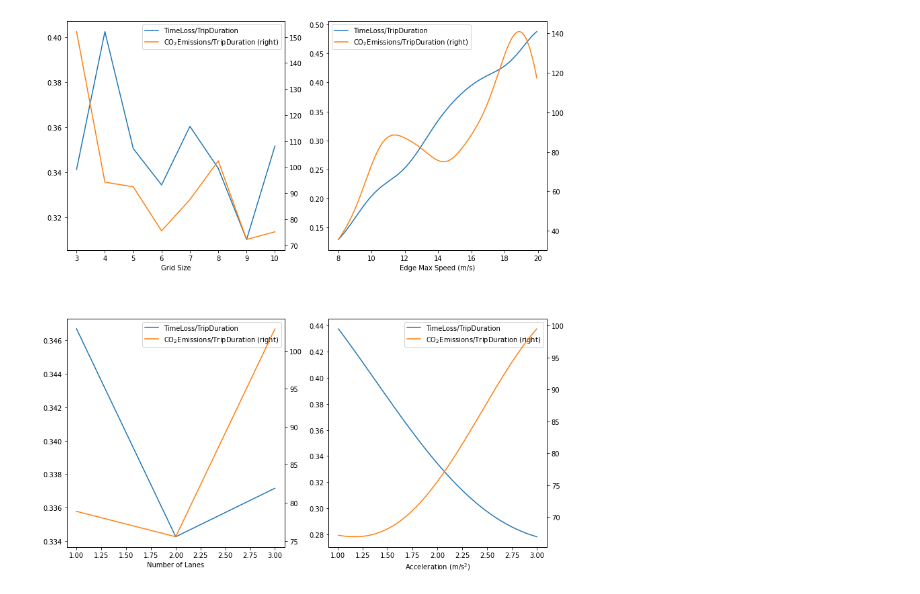
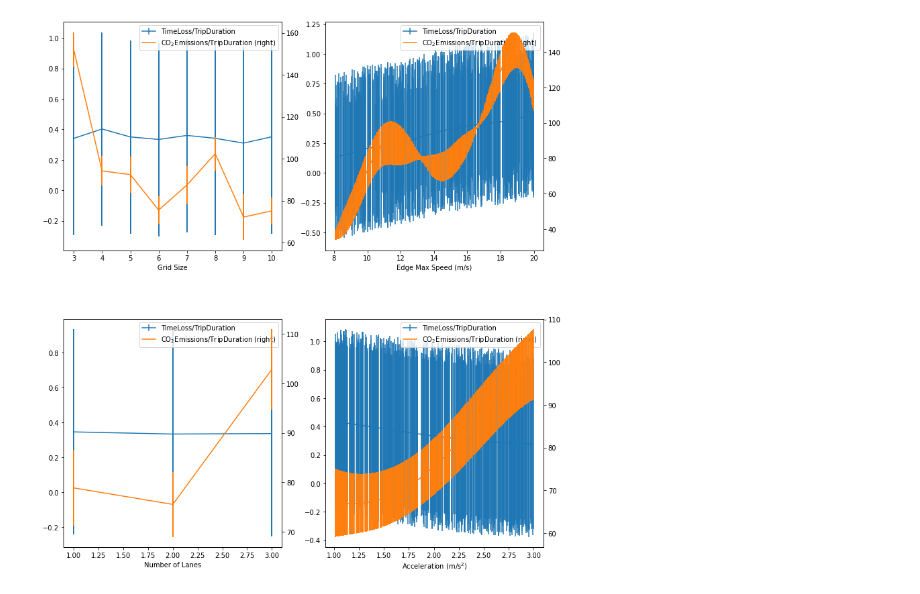
Before and after one commit to MatteoBettini/TrafficEmu, a Jupyter notebook: sensitivity_analysis/ofat.ipynb, the cells around one changed output. Drawn from its saved outputs; the diff is of its cells as text; code cells hidden in the pictures.

```diff
--- a/sensitivity_analysis/ofat.ipynb
+++ b/sensitivity_analysis/ofat.ipynb
@@ -23,39 +23,43 @@ parameter_spaces = get_ofat_parameter_spaces()
 from emukit.core.initial_designs import RandomDesign
 import pandas as pd
 import matplotlib.pyplot as plt
+import numpy as np
 
 num_data_points = 500
 fig, axs = plt.subplots(len(parameter_spaces)//2, 2, figsize=[6.4*(len(parameter_spaces)//2), 4.8 * 3])
 for idx, space_dict in enumerate(parameter_spaces):
     parameter_name = space_dict['name']
     parameter_space = space_dict['space']
     design = RandomDesign(parameter_space)  # initialize with random points
     test_X = design.get_samples(num_data_points)
     emissions_pred_Y, emissions_pred_Y_variance = emissions_emukit_model.predict(test_X)
     timeloss_pred_Y, timeloss_pred_Y_variance = timeloss_emukit_model.predict(test_X)
 
     e_x = test_X[:, idx]
     e_y = emissions_pred_Y[:, 0]
+    e_v = emissions_pred_Y_variance[:, 0]
     e_p = e_x.argsort()
     e_x = e_x[e_p]
     e_y = e_y[e_p]
+    e_s = np.sqrt(e_v[e_p])
 
     t_x = test_X[:, idx]
     t_y = timeloss_pred_Y[:, 0]
+    t_v = timeloss_pred_Y_variance[:, 0]
     t_p = t_x.argsort()
     t_x = t_x[t_p]
     t_y = t_y[t_p]
+    t_s = np.sqrt(t_y[t_p])
 
     data = {
-        't_x': t_x, 'TimeLoss/TripDuration': t_y,
-        'e_x': e_x, 'CO$_2$Emissions/TripDuration': e_y
+        't_x': t_x, 'TimeLoss/TripDuration': t_y, 'timeloss_std': t_s,
+        'e_x': e_x, 'CO$_2$Emissions/TripDuration': e_y, 'emission_std': e_s,
     }
     ax = axs[idx//2][idx%2]
-    pd.DataFrame(data).plot.line(x='t_x', y='TimeLoss/TripDuration', ax=ax)
-    pd.DataFrame(data).plot.line(secondary_y=True, x='e_x', y='CO$_2$Emissions/TripDuration', ax=ax)
-    # ax.set_ylabel('CO$_2$Emissions/TripDuration')
+    pd.DataFrame(data).plot.line(x='t_x', y='TimeLoss/TripDuration', yerr='timeloss_std', ax=ax)
+    pd.DataFrame(data).plot.line(secondary_y=True, x='e_x', y='CO$_2$Emissions/TripDuration', yerr='emission_std', ax=ax)
     ax.set_xlabel(parameter_name)
 plt.subplots_adjust(hspace=0.3)
 fig.show()
 # %% [output]
-[figure, old version]
+[figure, new version]
```
Also changed, not shown: parts of 1 cell of this notebook.
